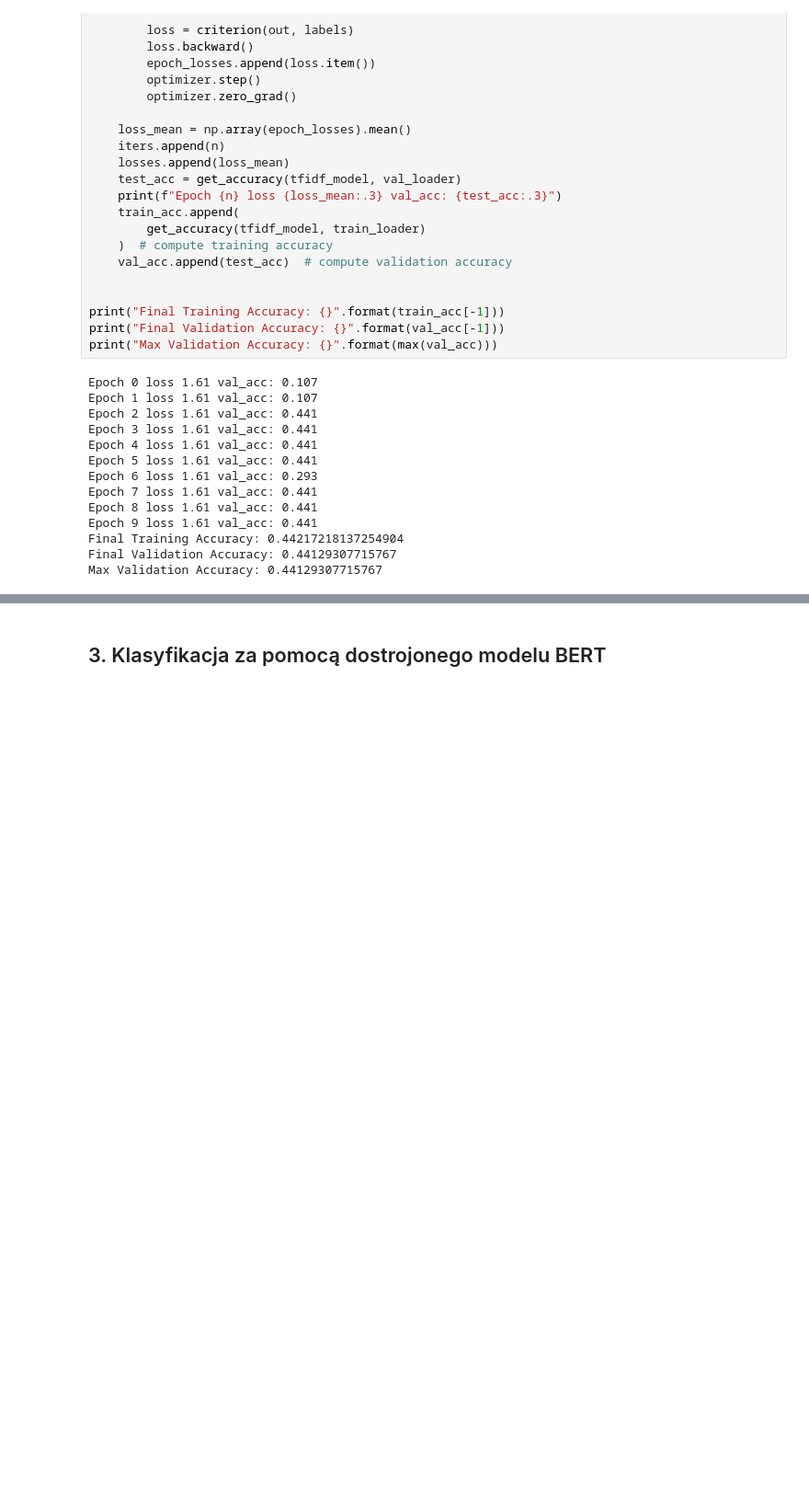
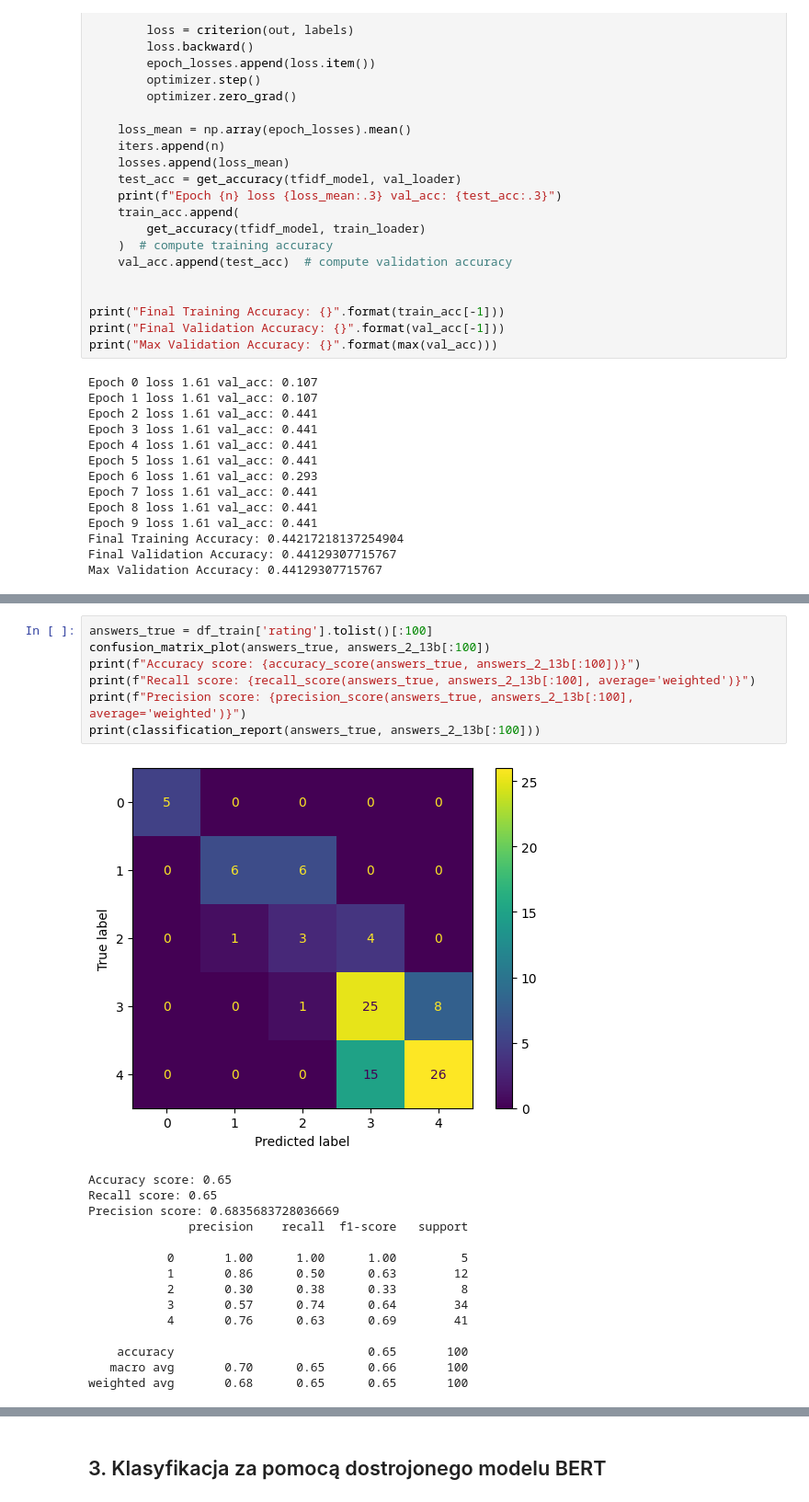
Before and after one commit to SNURTEL/24l-ssne, a Jupyter notebook: proj6/piatek_owienko_schafer_miniproject6.ipynb, the cells around one changed output, grey strips where cells are left out. Shown at 92% size. Cells and saved outputs as stored; diff of their text form; blank space fills up the shorter version.

```diff
--- a/proj6/piatek_owienko_schafer_miniproject6.ipynb
+++ b/proj6/piatek_owienko_schafer_miniproject6.ipynb
@@ -219,0 +384,23 @@ TODO wnioski
+# %%
+answers_true = df_train['rating'].tolist()[:100]
+confusion_matrix_plot(answers_true, answers_2_13b[:100])
+print(f"Accuracy score: {accuracy_score(answers_true, answers_2_13b[:100])}")
+print(f"Recall score: {recall_score(answers_true, answers_2_13b[:100], average='weighted')}")
+print(f"Precision score: {precision_score(answers_true, answers_2_13b[:100], average='weighted')}")
+print(classification_report(answers_true, answers_2_13b[:100]))
+# %% [output]
+[figure, added]
+Accuracy score: 0.65
+Recall score: 0.65
+Precision score: 0.6835683728036669
+              precision    recall  f1-score   support
+
+           0       1.00      1.00      1.00         5
+           1       0.86      0.50      0.63        12
+           2       0.30      0.38      0.33         8
+           3       0.57      0.74      0.64        34
+           4       0.76      0.63      0.69        41
+
+    accuracy                           0.65       100
+   macro avg       0.70      0.65      0.66       100
+weighted avg       0.68      0.65      0.65       100
```
Also changed, not shown: parts of 15 cells of this notebook.
